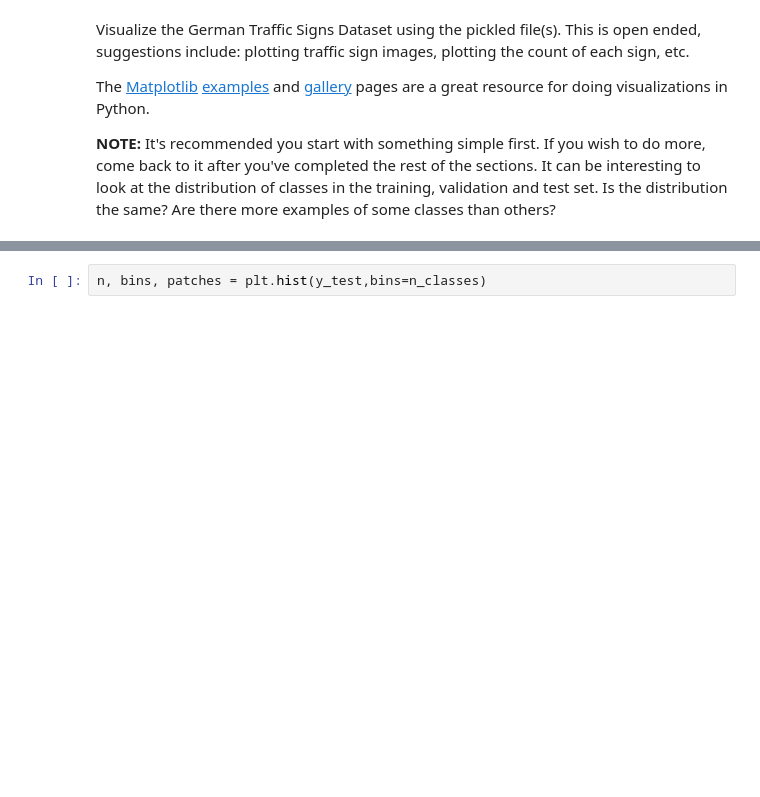
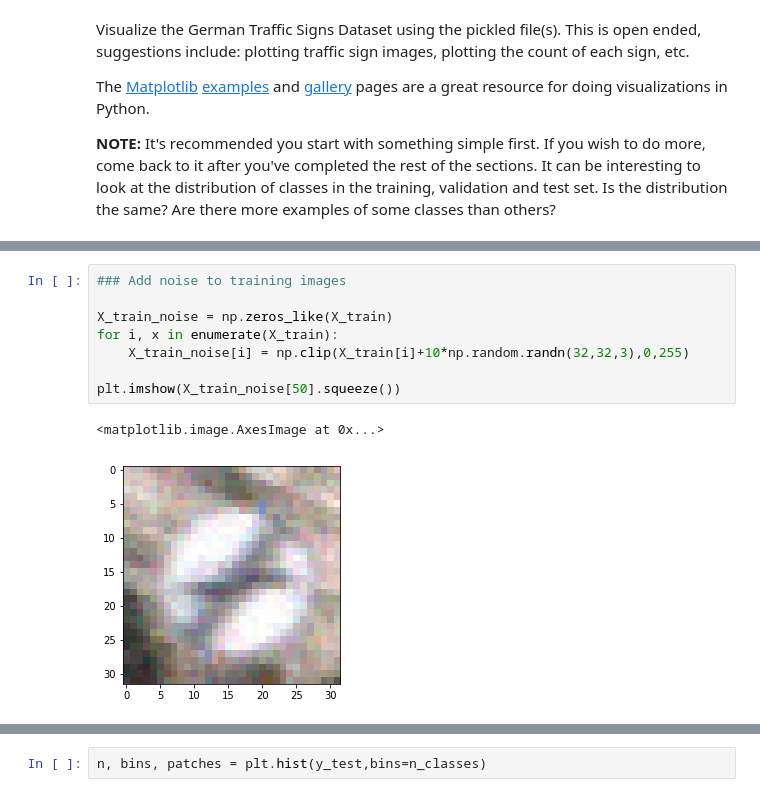
Before and after one commit to patrick-klein/CarND-Traffic-Sign-Classifier-Project, a Jupyter notebook: Traffic_Sign_Classifier.ipynb, the cells around one changed output, grey strips where cells are left out. Saved outputs shown, nothing was run; the diff lists cells and outputs as text; blank space fills up the shorter version.

```diff
--- a/Traffic_Sign_Classifier.ipynb
+++ b/Traffic_Sign_Classifier.ipynb
@@ -117,0 +122,11 @@ visualize()
+# %%
+### Add noise to training images
+
+X_train_noise = np.zeros_like(X_train)
+for i, x in enumerate(X_train):
+    X_train_noise[i] = np.clip(X_train[i]+10*np.random.randn(32,32,3),0,255)
+
+plt.imshow(X_train_noise[50].squeeze())
+# %% [output]
+<matplotlib.image.AxesImage at 0x...>
+[figure, added]
```
Also changed, not shown: parts of 11 cells of this notebook, 3 other files.
